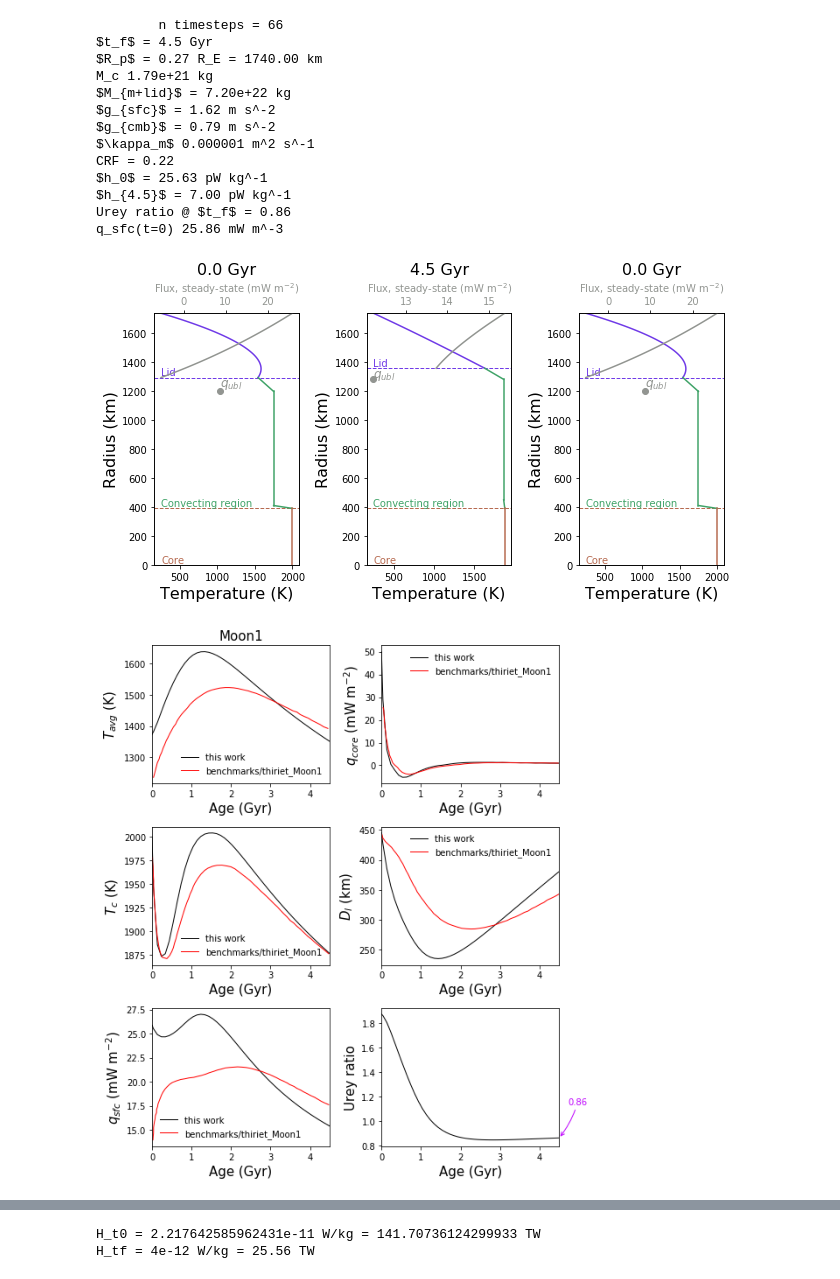
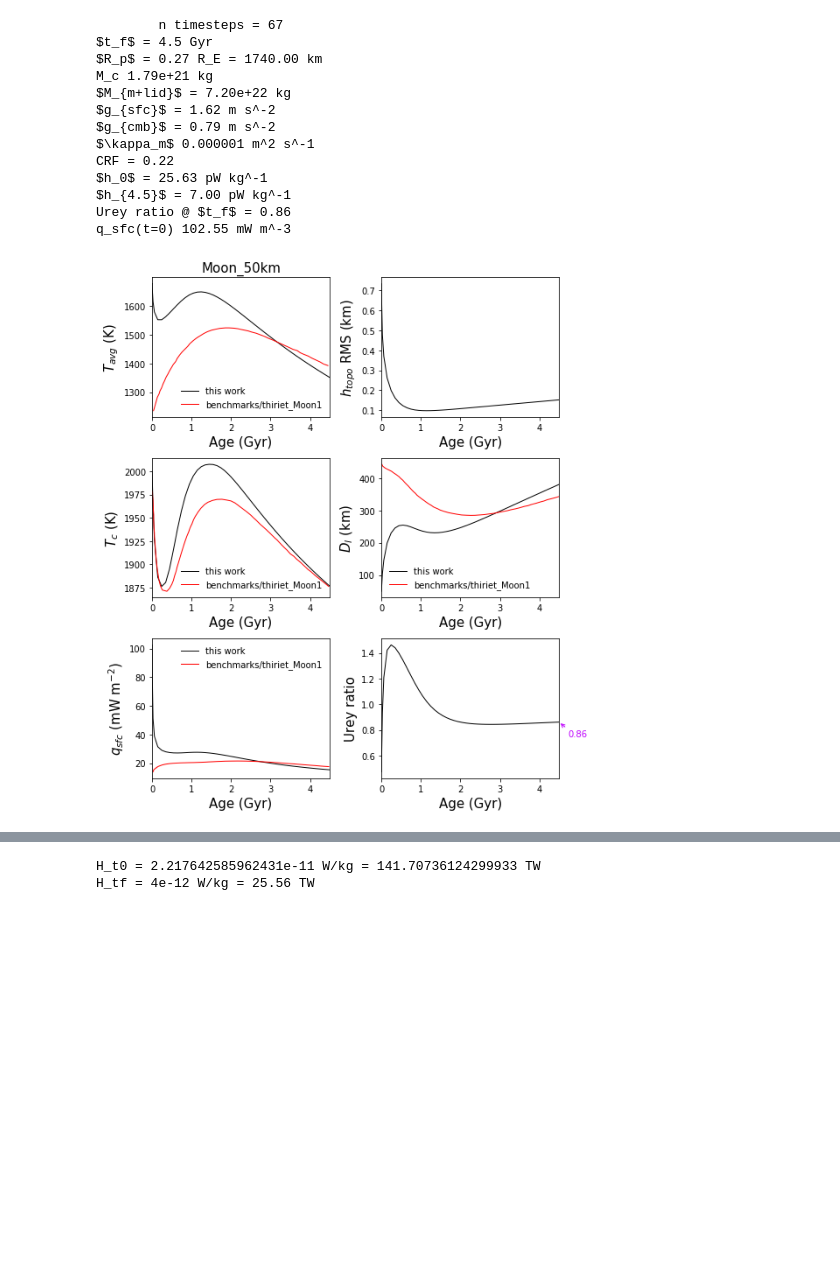
Before and after one commit to clairesworld/exo-top, a Jupyter notebook: thermal_evolution_3layer.ipynb, the cells around one changed output, grey strips where cells are left out. Cells and saved outputs as stored; diff of their text form; code cells hidden in the pictures; blank space fills up the shorter version.

```diff
--- a/thermal_evolution_3layer.ipynb
+++ b/thermal_evolution_3layer.ipynb
@@ -452,7 +461,7 @@ def plot_output(f, names, ncols=6, tspan=None, title=None, plots_save=False, ver
     D_l = f.y[2]
     [R_l, T_l, eta_m, eta_cmb, nu_m, nu_cmb, TBL_u, h_rad_m, q_ubl, Q_ubl, Ra_i, Ra_crit_c, TBL_c,
      q_core, Q_core, M_mi, M_lid, H_rad_m, a0,
-     H_rad_lid, q_sfc, Q_sfc, D_l, T_avg, T_c] = outputs(f.t, T_m=T_m, T_c=T_c, D_l=D_l, **kwargs)
+     H_rad_lid, q_sfc, Q_sfc, D_l, T_avg, T_c, dyntopo_rms] = outputs(f.t, T_m=T_m, T_c=T_c, D_l=D_l, **kwargs)
     urey = (H_rad_m + H_rad_lid)/Q_sfc
 
     # scale for plotting
@@ -468,6 +477,7 @@ def plot_output(f, names, ncols=6, tspan=None, title=None, plots_save=False, ver
     TBL_c = TBL_c*1e-3
     q_core = q_core*1e3
     Q_core = Q_core*1e-12
+    dyntopo_rms = dyntopo_rms*1e-3
 
     nrows = int(np.ceil(len(names)/ncols))
     fig, axes = plt.subplots(nrows, ncols, figsize=(ncols*4, nrows*3))
@@ -547,7 +557,7 @@ def snaps(f, plot_snapshots=None, fig_path=None, plots_save=False, ident=None, *
     D_l = f.y[2]
     [R_l, T_l, eta_m, eta_cmb, nu_m, nu_cmb, TBL_u, h_rad_m, q_ubl, Q_ubl, Ra_i, Ra_crit_c, TBL_c,
      q_core, Q_core, M_mi, M_lid, H_rad_m, a0,
-     H_rad_lid, q_sfc, Q_sfc, D_l, T_avg, T_c] = outputs(f.t, T_m=T_m, T_c=T_c, D_l=D_l, **kwargs)
+     H_rad_lid, q_sfc, Q_sfc, D_l, T_avg, T_c, dyntopo_rms] = outputs(f.t, T_m=T_m, T_c=T_c, D_l=D_l, **kwargs)
     try:
         n_col = len(plot_snapshots)
     except:
@@ -565,7 +575,7 @@ def snaps(f, plot_snapshots=None, fig_path=None, plots_save=False, ident=None, *
 
 def plot_structure(ax=None, t=None, T_m=None, T_c=None, R_p=None, R_l=None, R_c=None, T_l=None,
                    h_rad_m=None, d_lbl=None, d_ubl=None, q_ubl=None,
-                   labelsize=16, legsize=14, **kwargs):
+                   labelsize=16, legsize=14, Tlid_ini=None, **kwargs):
     """ plot temp structure (for a given time) """
     r_c = np.linspace(0, R_c*1e-3)
     r_lbl = np.linspace(R_c*1e-3, (R_c+d_lbl)*(1e-3))
@@ -574,6 +584,9 @@ def plot_structure(ax=None, t=None, T_m=None, T_c=None, R_p=None, R_l=None, R_c=
     r_l = np.linspace(R_l*1e-3, R_p*1e-3) # radius for lid
     T_cond = sph_conduction(r_l*1e3, a0=h_rad_m*kwargs['rho_m'], T_l=T_l, R_p=R_p, R_l=R_l, **kwargs)
     q = sph_flux(r_l*1e3, a0=h_rad_m*kwargs['rho_m'], T_l=T_l, R_p=R_p, R_l=R_l, **kwargs)
+    if Tlid_ini=='linear':
+        T_cond = sph_conduction(r_l*1e3, a0=0, T_l=T_l, R_p=R_p, R_l=R_l, **kwargs)
+        q = sph_flux(r_l*1e3, a0=0, T_l=T_l, R_p=R_p, R_l=R_l, **kwargs)
 
     if ax is None:
         fig, ax = plt.subplots(1, 1, figsize=(3,5))
@@ -623,7 +636,7 @@ def plot_qsfc_error(f, ax3=None, compare_dir=None, fig_path=None, plots_save=Fal
     D_l = f.y[2]
     [R_l, T_l, eta_m, eta_cmb, nu_m, nu_cmb, TBL_u, h_rad_m, q_ubl, Q_ubl, Ra_i, Ra_crit_c, TBL_c,
      q_core, Q_core, M_mi, M_lid, H_rad_m, a0,
-     H_rad_lid, q_sfc, Q_sfc, D_l, T_avg, T_c] = outputs(f.t, T_m=T_m, T_c=T_c, D_l=D_l, **kwargs)
+     H_rad_lid, q_sfc, Q_sfc, D_l, T_avg, T_c, dyntopo_rms] = outputs(f.t, T_m=T_m, T_c=T_c, D_l=D_l, **kwargs)
 
     if ax3 is None:
         fig3, ax3 = plt.subplots(1, 1, figsize=(5,5))
@@ -684,7 +697,7 @@ def plot_Tavg(f, ax3=None, compare_dir=None, fig_path=None, plots_save=False, id
     D_l = f.y[2]
     [R_l, T_l, eta_m, eta_cmb, nu_m, nu_cmb, TBL_u, h_rad_m, q_ubl, Q_ubl, Ra_i, Ra_crit_c, TBL_c,
      q_core, Q_core, M_mi, M_lid, H_rad_m, a0,
-     H_rad_lid, q_sfc, Q_sfc, D_l, T_avg, T_c] = outputs(f.t, T_m=T_m, T_c=T_c, D_l=D_l, **kwargs)
+     H_rad_lid, q_sfc, Q_sfc, D_l, T_avg, T_c, dyntopo_rms] = outputs(f.t, T_m=T_m, T_c=T_c, D_l=D_l, **kwargs)
 
     if ax3 is None:
         fig3, ax3 = plt.subplots(1, 1, figsize=(5,5))
@@ -824,7 +837,7 @@ R_c0 = 390e3
 Ra_crit = 450
 T_m0 = 1750
 T_c0 = 2000
-D_l0 = 445e3 # initial lid thickness in m
+D_l0 = 50e3#445e3 # initial lid thickness in m
 rho_m = 3300
 rho_c = 7200
 c_m = 1142
@@ -851,44 +864,47 @@ lambda_n = np.array([0.155, 0.985, 0.0495, 0.555])*1e-9/years2sec # half life in
 H_0 = 7e-12 # radiogenic heating in W/kg at t_f
 
 # what to plot
-names = {'T_avg':'$T_{avg}$ (K)', 'q_core':'$q_{core}$ (mW m$^{-2}$)',  'T_c':'$T_c$ (K)', 'D_l':'$D_l$ (km)',
+names = {'T_avg':'$T_{avg}$ (K)', 'dyntopo_rms':'$h_{topo}$ RMS (km)',
+         #'q_core':'$q_{core}$ (mW m$^{-2}$)',
+         'T_c':'$T_c$ (K)', 'D_l':'$D_l$ (km)',
          'q_sfc':'$q_{sfc}$ (mW m$^{-2}$)',
          'urey':'Urey ratio',
          #'q_ubl':'$q_{ubl}$ (mW m$^{-2}$)'
         }
-ident = 'Moon1'
+
 
 kwargs = dict(Alb=Alb, rho_m=rho_m, H_0=H_0, c_n=c_n, p_n=p_n, lambda_n=lambda_n,
                  L=L*L_sun, Ra_crit_u=Ra_crit, adiabats=0, R_p0=R_p0, R_c0=R_c0,
                  alpha_m=alpha_m, k_m=k_m, CMF=None, rho_c=rho_c, rho_lith=rho_lith, visc_type='Thi',
                  c_m=c_m, #<----??? TODO: check if you need constant volume c_p
                  c_c=c_c, k_lm=k_lm, beta_u=beta_u, beta_c=beta_c, a_rh=a_rh,
                  Ea=Ea, eta_0=eta_0, T_ref=T_ref, T_s=T_s, M_p=M_p*M_E, a=a*AU2m,
-                 T_m0=T_m0, T_c0=T_c0, D_l0 = D_l0, t0=0, tf=t_f*1e9*years2sec)
+                 T_m0=T_m0, T_c0=T_c0, D_l0 = D_l0, t0=0, tf=t_f*1e9*years2sec, #Tlid_ini='linear'
+             )
 
 f_Moon1 = solve(**kwargs)
 
-save=False
-snaps(f_Moon1, plot_snapshots=[0, 25, -1], fig_path=fig_path, plots_save=save, ident=ident, **kwargs)
-plot_output(f_Moon1, names, ncols=2, plots_save=save, compare_dir='benchmarks/thiriet_Moon1', ident=ident,
-            fig_path=fig_path, **kwargs)
+save=True
+# snaps(f_Moon1, plot_snapshots=[0, 1, 4.5], fig_path=fig_path, plots_save=save, ident=ident, **kwargs)
+plot_output(f_Moon1, names, ncols=2, plots_save=save, compare_dir='benchmarks/thiriet_Moon1',
+            ident='Moon_50km',
+            fig_path=fig_path, tspan=(0, 4.5), **kwargs)
 # plot_qsfc_error(f_Moon1, compare_dir='benchmarks/thiriet_Moon1', fig_path=fig_path, plots_save=save,
 #                   ident=ident, **kwargs)
 # %% [output]
-        n timesteps = 66
+        n timesteps = 67
 $t_f$ = 4.5 Gyr
 $R_p$ = 0.27 R_E = 1740.00 km
 M_c 1.79e+21 kg
 $M_{m+lid}$ = 7.20e+22 kg
 $g_{sfc}$ = 1.62 m s^-2
 $g_{cmb}$ = 0.79 m s^-2
 $\kappa_m$ 0.000001 m^2 s^-1
 CRF = 0.22
 $h_0$ = 25.63 pW kg^-1
 $h_{4.5}$ = 7.00 pW kg^-1
 Urey ratio @ $t_f$ = 0.86
-q_sfc(t=0) 25.86 mW m^-3
+q_sfc(t=0) 102.55 mW m^-3
-[figure, old version]
+[figure, new version]
-[figure, removed]
 # %%
 ######  reproduce Thiriet+ 2019 Mercury1
```
Also changed, not shown: parts of 6 cells of this notebook, 5 other files.
